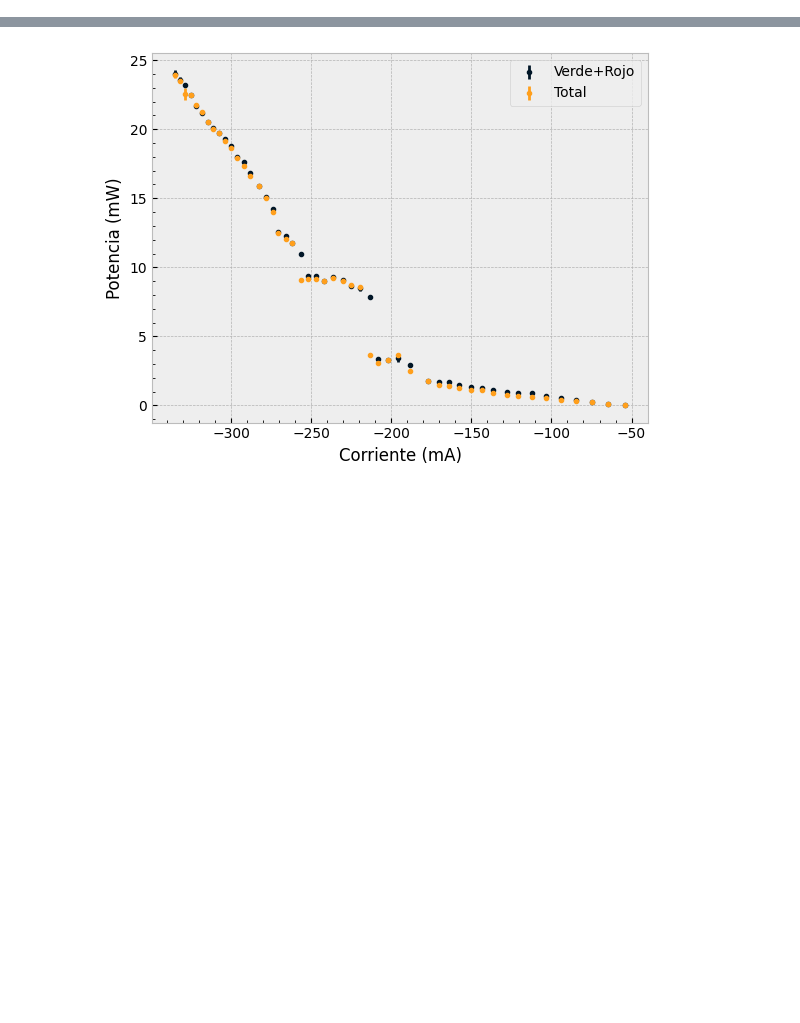
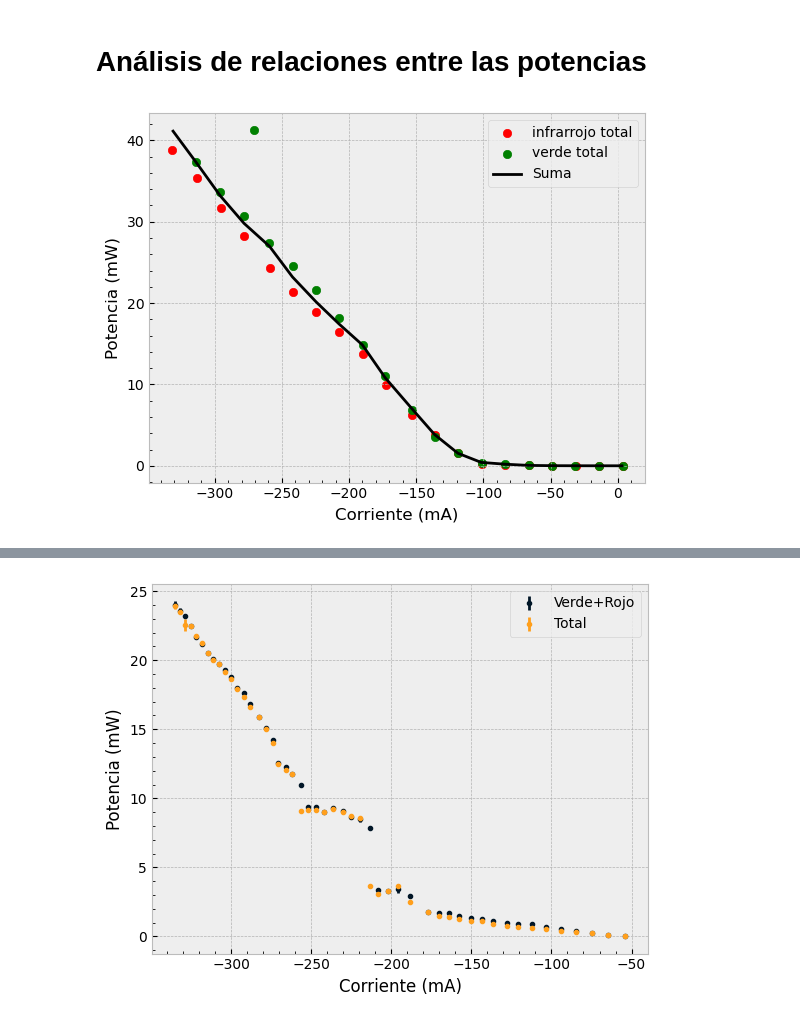
Before and after one commit to DelManuel/Magnetometro-optico, a Jupyter notebook: códigos/analisis_pow_laser.ipynb, the cells around one changed output, grey strips where cells are left out. Cells and saved outputs as stored; diff of their text form; code cells hidden in the pictures; blank space fills up the shorter version.

```diff
--- a/códigos/analisis_pow_laser.ipynb
+++ b/códigos/analisis_pow_laser.ipynb
@@ -88,0 +75,15 @@ IndexError: list index out of range
+# %% [markdown]
+# Análisis de relaciones entre las potencias
+# %%
+plt.scatter(dic_pow["corr:infrarrojo total"],dic_pow["pow:infrarrojo total"], label = "infrarrojo total", color = "r")
+plt.scatter(dic_pow["corr:verde total"],dic_pow["pow:verde total"], label = "verde total", color = "g")
+
+plt.plot(dic_pow["corr:verde reflejado"], dic_pow["pow:verde reflejado"]+dic_pow["pow:infrarrojo transmitido"], label = "Suma", color = "k")
+
+plt.xlabel("Corriente (mA)")
+plt.ylabel("Potencia (mW)")
+plt.minorticks_on()
+plt.legend()
+plt.show()
+# %% [output]
+[figure, added]
```
Also changed, not shown: parts of 13 cells of this notebook, 12 other files.
